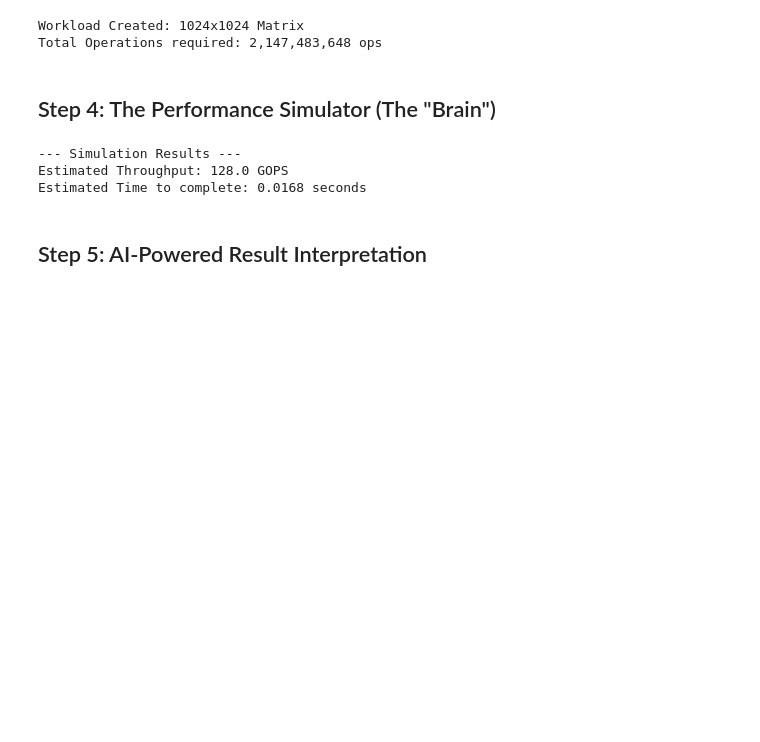
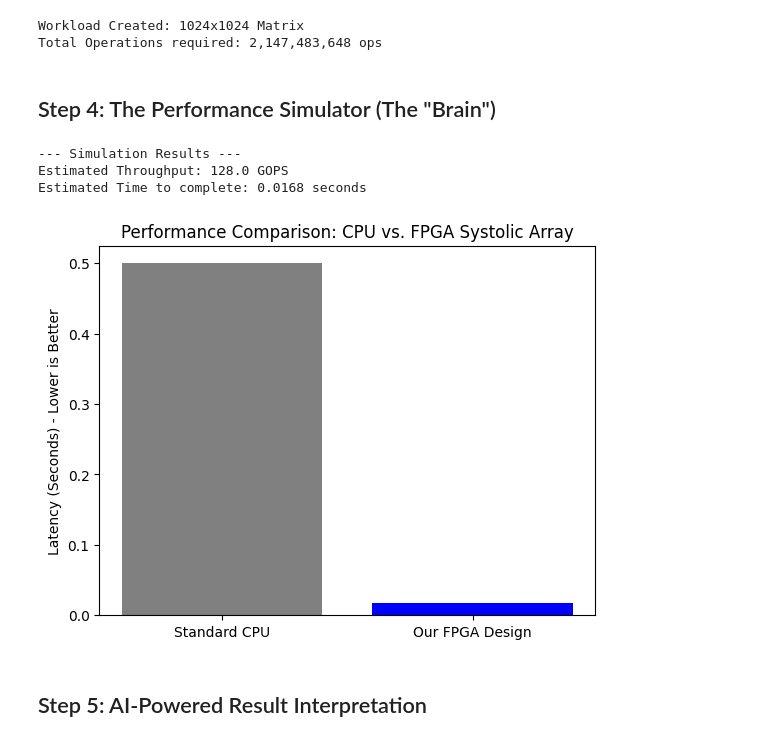
Before and after one commit to favourezeogu/ai-fpga-systolic-mm-accelerator, a Jupyter notebook: notebooks/accelerator_workflow.ipynb, the cells around one changed output. Drawn from its saved outputs; the diff is of its cells as text; code cells hidden in the pictures; blank space fills up the shorter version.

```diff
--- a/notebooks/accelerator_workflow.ipynb
+++ b/notebooks/accelerator_workflow.ipynb
@@ -140,6 +140,19 @@ print(f"Estimated Time to complete: {latency:.4f} seconds")
 --- Simulation Results ---
 Estimated Throughput: 128.0 GOPS
 Estimated Time to complete: 0.0168 seconds
+# %%
+import matplotlib.pyplot as plt
+
+# Data for our graph
+labels = ['Standard CPU', 'Our FPGA Design']
+latency_values = [0.5, latency] # 0.5 is an estimate for a CPU
+
+plt.bar(labels, latency_values, color=['gray', 'blue'])
+plt.ylabel('Latency (Seconds) - Lower is Better')
+plt.title('Performance Comparison: CPU vs. FPGA Systolic Array')
+plt.show()
+# %% [output]
+[figure, added]
 # %% [markdown]
 ## Step 5: AI-Powered Result Interpretation
 # %%
```
Also changed, not shown: parts of 3 cells of this notebook.
